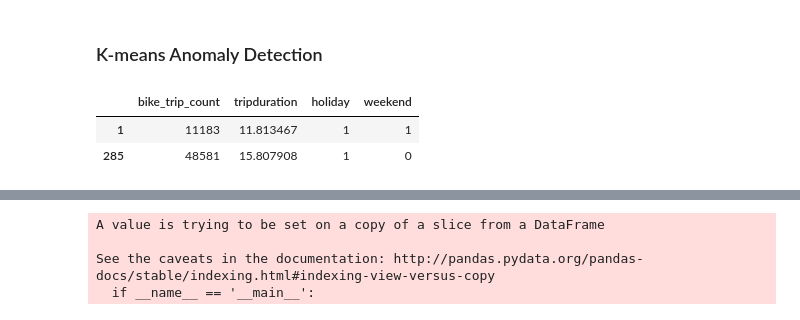
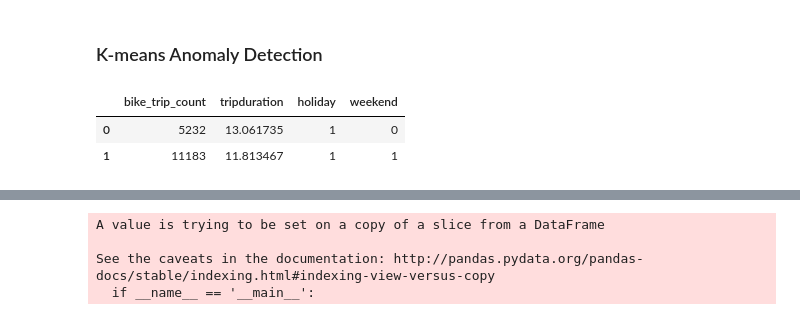
Before and after one commit to gperrin12/anomaly_detection_NYC_transit, a Jupyter notebook: Citi_Month_Stat_Agg.ipynb, the cells around one changed output, grey strips where cells are left out. Cells and saved outputs as stored; diff of their text form; code cells hidden in the pictures.

```diff
--- a/Citi_Month_Stat_Agg.ipynb
+++ b/Citi_Month_Stat_Agg.ipynb
@@ -238,0 +301,3 @@ See the caveats in the documentation: http://pandas.pydata.org/pandas-docs/stabl
+# %%
+citi_df_day_mean = citi_df_all_day.groupby(['bike_date', 'holiday', 'weekend'], as_index=False)['tripduration'].mean()
+citi_df_day_mean.head()
@@ -238,0 +311,3 @@ See the caveats in the documentation: http://pandas.pydata.org/pandas-docs/stabl
+# %%
+citi_df_day_count = citi_df_all_day.groupby(['bike_date', 'holiday', 'weekend'], as_index=False)['bikeid'].count()
+citi_df_day_count.head()
@@ -238,0 +321,3 @@ See the caveats in the documentation: http://pandas.pydata.org/pandas-docs/stabl
+# %%
+citi_df_day_agg = citi_df_day_count.merge(citi_df_day_mean)
+citi_df_day_agg.head()
@@ -238,0 +331,3 @@ See the caveats in the documentation: http://pandas.pydata.org/pandas-docs/stabl
+# %%
+citi_df_day_agg.columns = ['bike_date', 'holiday', 'weekend', 'bike_trip_count', 'tripduration']
+citi_df_day_agg.head()
@@ -243,12 +345,12 @@ See the caveats in the documentation: http://pandas.pydata.org/pandas-docs/stabl
 # %%
 cluster_features = ['bike_trip_count', 'tripduration', 'holiday', 'weekend']
 # %%
-X = citi_df_all_day[cluster_features]
+X = citi_df_day_agg[cluster_features]
 X.head(2)
 # %% [output]
 |  | bike_trip_count | tripduration | holiday | weekend |
+| 0 | 5232 | 13.061735 | 1 | 0 |
 | 1 | 11183 | 11.813467 | 1 | 1 |
-| 285 | 48581 | 15.807908 | 1 | 0 |
 # %%
 #normalize columns
 for i in X.columns:
```
Also changed, not shown: parts of 61 cells of this notebook.
